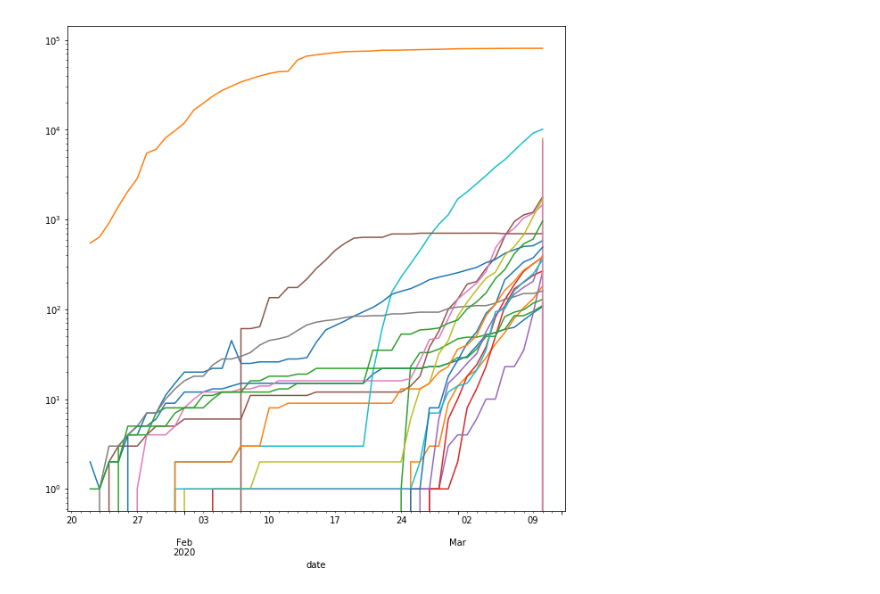
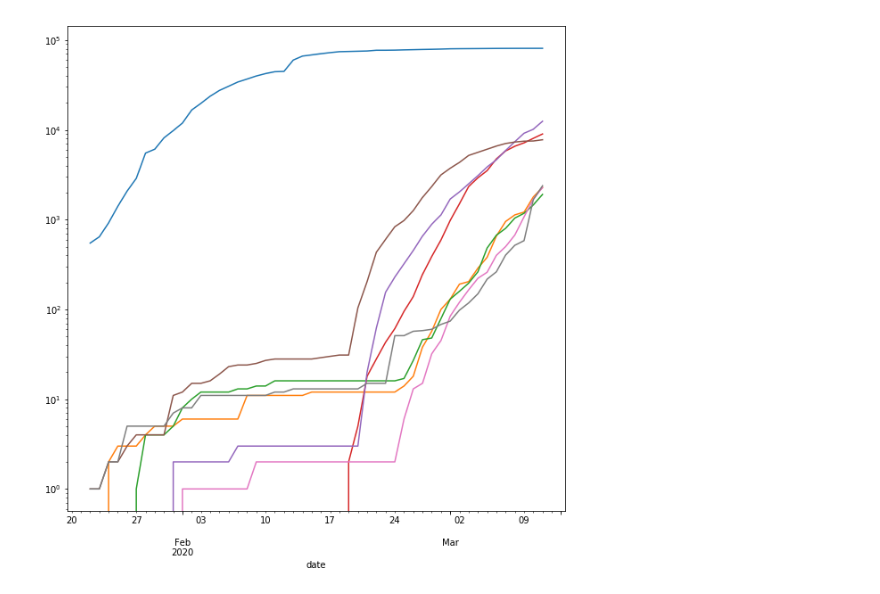
Before and after one commit to simra/COVID-19, a Jupyter notebook: notebooks/COVID-19 Plots.ipynb, the cells around one changed output. Drawn from its saved outputs; the diff is of its cells as text; code cells hidden in the pictures.

```diff
--- a/notebooks/COVID-19 Plots.ipynb
+++ b/notebooks/COVID-19 Plots.ipynb
@@ -1,33 +1,36 @@
 # %%
 import os
 import pandas as pd
+# %%
+# Load Data
+datapath = '../csse_covid_19_data/csse_covid_19_time_series/time_series_19-covid-Confirmed.csv'
+
+df = pd.read_csv(datapath)
+del df['Lat']
+del df['Long']
+df= df.replace('Mainland China','China')
+df=df.groupby('Country/Region').sum()
+
+last_date = list(df.columns)[-1]
+
+df = df[df[last_date]>1000]
 # %%
-# Load Data
-datapath = '../csse_covid_19_data/csse_covid_19_time_series/time_series_19-covid-Confirmed.csv'
-
-df = pd.read_csv(datapath)
-del df['Lat']
-del df['Long']
-df=df.groupby('Country/Region').sum()
-last_date = list(df.columns)[-1]
-df = df[df[last_date]>100]
 df['Country/Region']=df.index
 df=df.melt(id_vars='Country/Region',var_name='date', value_name='Confirmed').pivot(index='date',columns='Country/Region')
 df['date']=pd.to_datetime(df.index)
 
 del df.index.name
 df=df.sort_values(by=['date'])
 df.set_index('date', inplace=True)
 
 
-
 %matplotlib inline
 import matplotlib.pyplot as plt
 plt.rcParams["figure.figsize"] = [10, 10]
 
 ax=df.plot(logy=True, legend=False) #list(df.columns))
 # %% [output]
-[figure, old version]
+[figure, new version]
 # %%
 # Shift all the series
 df.columns = [c[1] for c in df.columns]
```
Also changed, not shown: parts of 2 cells of this notebook.
